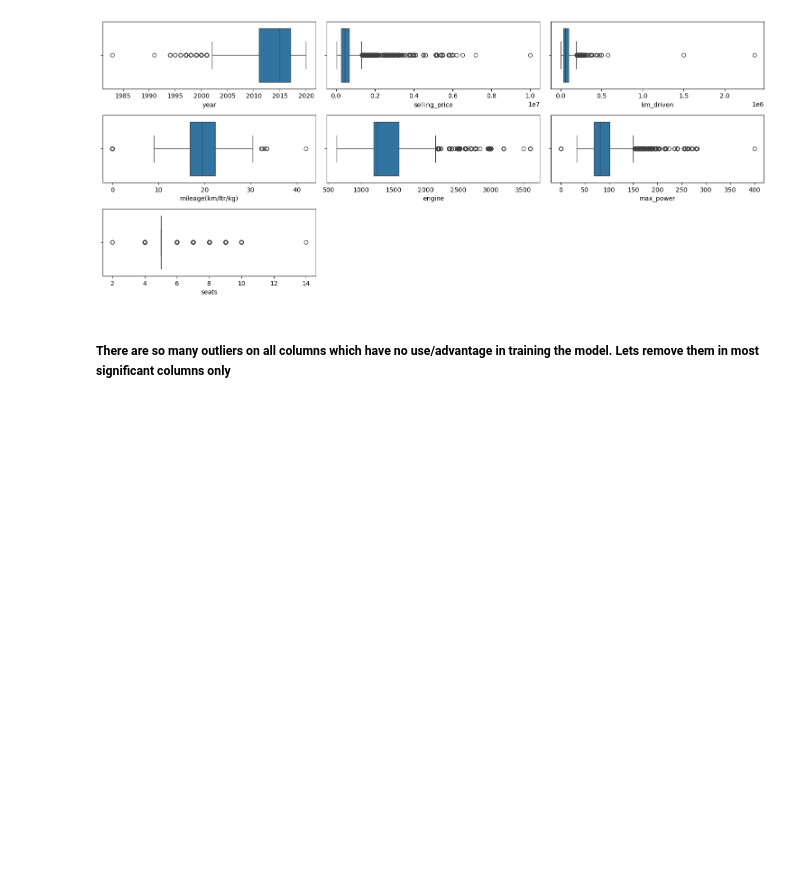
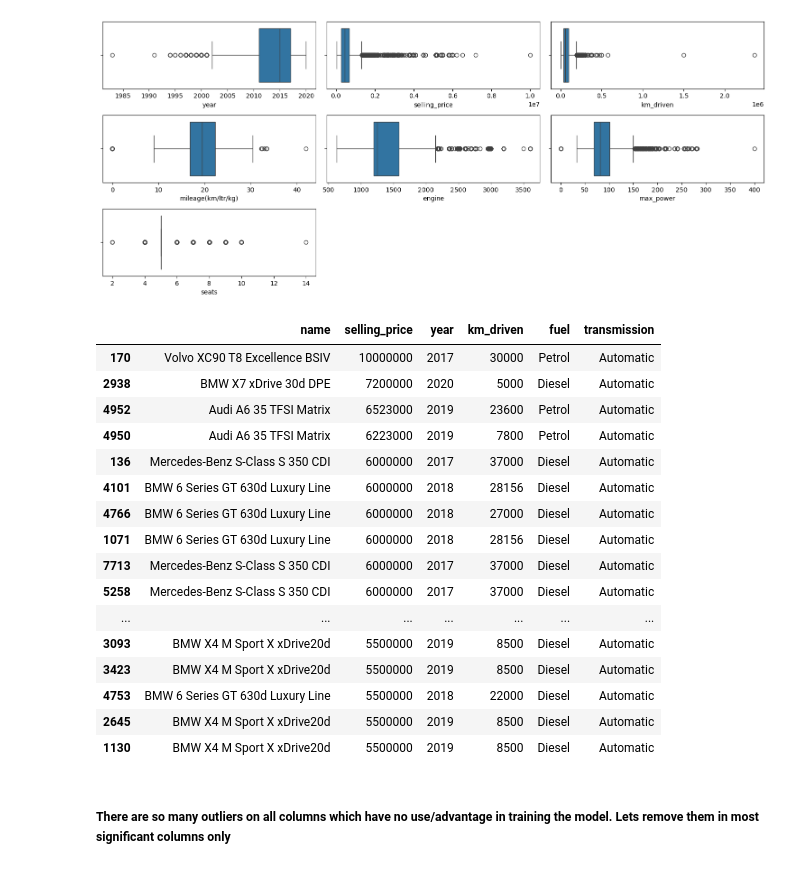
Before and after one commit to nishchalacharya/Car-Price-Predict-Model, a Jupyter notebook: datapreprocessing.ipynb, the cells around one changed output. Saved outputs shown, nothing was run; the diff lists cells and outputs as text; code cells hidden in the pictures; blank space fills up the shorter version.

```diff
--- a/datapreprocessing.ipynb
+++ b/datapreprocessing.ipynb
@@ -224,6 +218,27 @@ for i,feature in enumerate(numerical_columns.columns):
     plt.tight_layout()
 # %% [output]
 [figure]
+# %%
+# See top 10 highest priced cars
+dataframe[['name', 'selling_price', 'year', 'km_driven', 'fuel', 'transmission']].sort_values(by='selling_price', ascending=False).head(30)
+# %% [output]
+|  | name | selling_price | year | km_driven | fuel | transmission |
+| 170 | Volvo XC90 T8 Excellence BSIV | 10000000 | 2017 | 30000 | Petrol | Automatic |
+| 2938 | BMW X7 xDrive 30d DPE | 7200000 | 2020 | 5000 | Diesel | Automatic |
+| 4952 | Audi A6 35 TFSI Matrix | 6523000 | 2019 | 23600 | Petrol | Automatic |
+| 4950 | Audi A6 35 TFSI Matrix | 6223000 | 2019 | 7800 | Petrol | Automatic |
+| 136 | Mercedes-Benz S-Class S 350 CDI | 6000000 | 2017 | 37000 | Diesel | Automatic |
+| 4101 | BMW 6 Series GT 630d Luxury Line | 6000000 | 2018 | 28156 | Diesel | Automatic |
+| 4766 | BMW 6 Series GT 630d Luxury Line | 6000000 | 2018 | 27000 | Diesel | Automatic |
+| 1071 | BMW 6 Series GT 630d Luxury Line | 6000000 | 2018 | 28156 | Diesel | Automatic |
+| 7713 | Mercedes-Benz S-Class S 350 CDI | 6000000 | 2017 | 37000 | Diesel | Automatic |
+| 5258 | Mercedes-Benz S-Class S 350 CDI | 6000000 | 2017 | 37000 | Diesel | Automatic |
+| ... | ... | ... | ... | ... | ... | ... |
+| 3093 | BMW X4 M Sport X xDrive20d | 5500000 | 2019 | 8500 | Diesel | Automatic |
+| 3423 | BMW X4 M Sport X xDrive20d | 5500000 | 2019 | 8500 | Diesel | Automatic |
+| 4753 | BMW 6 Series GT 630d Luxury Line | 5500000 | 2018 | 22000 | Diesel | Automatic |
+| 2645 | BMW X4 M Sport X xDrive20d | 5500000 | 2019 | 8500 | Diesel | Automatic |
+| 1130 | BMW X4 M Sport X xDrive20d | 5500000 | 2019 | 8500 | Diesel | Automatic |
 # %% [markdown]
 ##### There are so many outliers on all columns which have no use/advantage in training the model. Lets remove them in most significant columns only
 # %%
```
Also changed, not shown: parts of 20 cells of this notebook.
